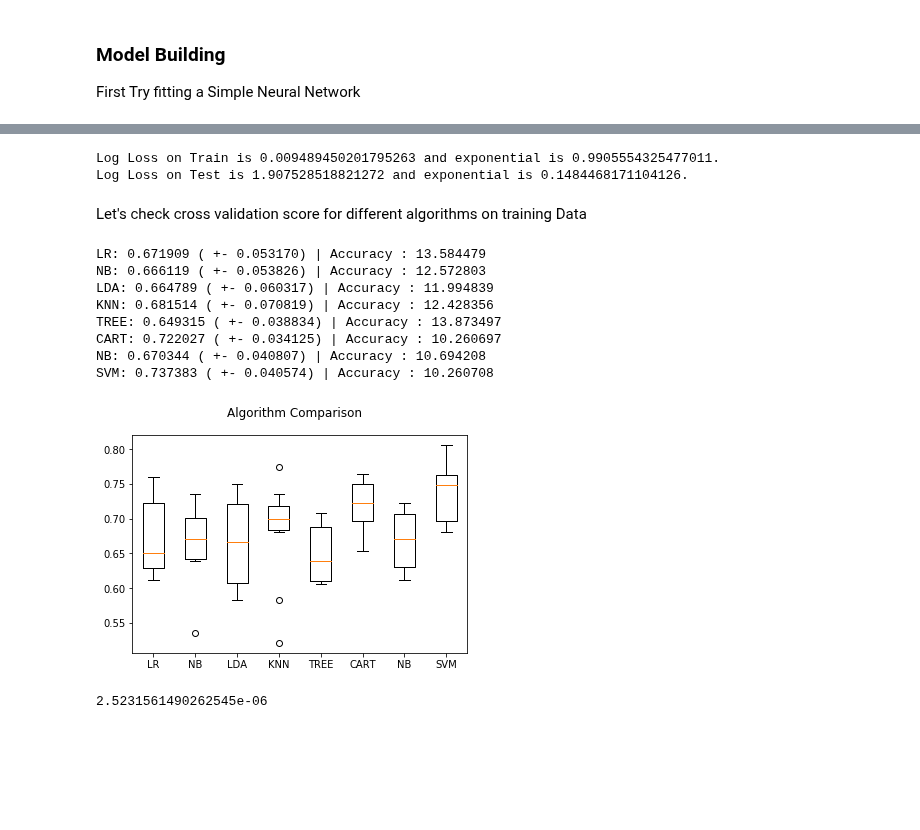
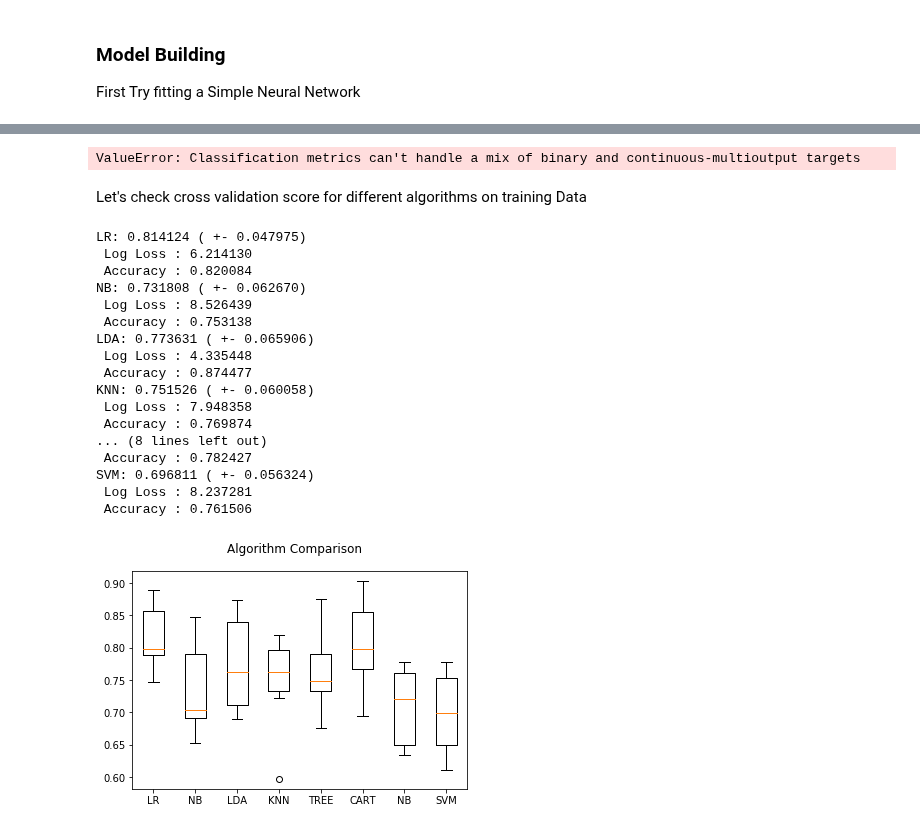
Before and after one commit to Shashi-Bhushan/python-code, a Jupyter notebook: kaggle/fitara.ipynb, the cells around one changed output, grey strips where cells are left out. Drawn from its saved outputs; the diff is of its cells as text; code cells hidden in the pictures; blank space fills up the shorter version.

Commit message:
Fitata NN Model Accuracy measure updated

```diff
--- a/kaggle/fitara.ipynb
+++ b/kaggle/fitara.ipynb
@@ -95,8 +97,8 @@ scoring = 'neg_log_loss'
 Create Training and Testing Data Frames
 # %%
 
-ROOT_DIR = r'/Users/shabhushan/Desktop/python/python-code/dataset/notracking/participants'
-#ROOT_DIR = r'/home/shashi/Desktop/projects/python-code/dataset/notracking/participants'
+#ROOT_DIR = r'/Users/shabhushan/Desktop/python/python-code/dataset/notracking/participants'
+ROOT_DIR = r'/home/shashi/Desktop/projects/python-code/dataset/notracking/participants'
 TRAIN_LABELS = os.path.join(ROOT_DIR, r'train', r'labels', r'labels.csv')
 TRAIN_TEXT = os.path.join(ROOT_DIR, r'train', r'extracted_data', r'extract_combined.csv')
 TEST_TEXT = os.path.join(ROOT_DIR, r'test', r'extracted_data', r'extract_combined.csv')
@@ -375,7 +404,9 @@ X_test = pd.read_csv(os.path.join(ROOT_DIR, r'test', r'test_pad.csv'))
 # %%
+standard_columns = ['total_length','capitals','caps_vs_length','num_words','num_unique_words','words_vs_unique', 'doc', 'docx', 'pdf']
+
+cols = X_train.columns[len(standard_columns):]
+
 pca = PCA(n_components = pca_components)
-
-cols = X_train.iloc[:, 0:max_len].columns
 
 pca.fit(X_train[cols])
 
@@ -419,11 +456,5 @@ model.compile(loss='binary_crossentropy', optimizer='adam', metrics=['acc'])
 #model.compile(loss='binary_crossentropy', optimizer=sgd, metrics=['accuracy'])
 
 # train model
-history = model.fit(X_train, to_categorical(y_train, 2), epochs=300, batch_size=10, verbose=2)#, class_weight={1:0.96, 0:0.04})
-
-num_train = metrics.log_loss(y_train.values, model.predict(X_train))
-num_test = metrics.log_loss(y_test.values, model.predict(X_test))
-
-print(f"Log Loss on Train is {num_train} and exponential is {math.exp(-num_train)}.\
-      \nLog Loss on Test is {num_test} and exponential is {math.exp(-num_test)}.")
+history = model.fit(X_train, to_categorical(y_train, 2), epochs=400, batch_size=10, verbose=2)#, class_weight={1:0.96, 0:0.04})
 # %% [output]
@@ -453,12 +484,14 @@ plt.show()
 # %%
+y_pred = model.predict(X_test)
+
 num_train = metrics.log_loss(y_train.values, model.predict(X_train))
-num_test = metrics.log_loss(y_test.values, model.predict(X_test))
+num_test = metrics.log_loss(y_test.values, y_pred)
 
 print(f"Log Loss on Train is {num_train} and exponential is {math.exp(-num_train)}.\
-      \nLog Loss on Test is {num_test} and exponential is {math.exp(-num_test)}.")
+      \nLog Loss on Test is {num_test} and exponential is {math.exp(-num_test)}.\
+      \nAccuracy Score is {metrics.accuracy_score(y_test, y_pred)}")
 # %% [output]
-Log Loss on Train is 0.009489450201795263 and exponential is 0.9905554325477011.
-Log Loss on Test is 1.907528518821272 and exponential is 0.1484468171104126.
+ValueError: Classification metrics can't handle a mix of binary and continuous-multioutput targets
 # %% [markdown]
 Let's check cross validation score for different algorithms on training Data
 # %%
@@ -476,45 +509,51 @@ estimators.append(('KNN', KNeighborsClassifier()))
 estimators.append(('TREE', DecisionTreeClassifier()))
 estimators.append(('CART', RandomForestClassifier(n_estimators=100)))
 estimators.append(('NB', GaussianNB()))
 estimators.append(('SVM', SVC(probability=True)))
 
 # evaluate each model in turn
 results = []
 names = []
 for name, model in estimators:
     kfold = model_selection.KFold(n_splits=10, random_state=7)
     cv_results = model_selection.cross_val_score(model, X_train, y_train, cv=kfold, scoring='accuracy')
     #cv_results = model_selection.cross_val_predict(model, X_train, y_train, cv=kfold)
 
     results.append(cv_results)
     names.append(name)
 
     model.fit(X_train, y_train)
     y_pred = model.predict(X_test)
 
-    log_loss = metrics.log_loss(y_pred, y_test)
+    log_loss = metrics.log_loss(y_test, y_pred)
+    accuracy = metrics.accuracy_score(y_test, y_pred)
 
-    msg = "%s: %f ( +- %f) | Accuracy : %f" % (name, cv_results.mean(), cv_results.std(), log_loss)
+    msg = "%s: %f ( +- %f) \n Log Loss : %f\n Accuracy : %f" % (name, cv_results.mean(), cv_results.std(), log_loss, accuracy)
     print(msg)
 
 # boxplot algorithm comparison
 fig = plt.figure()
 fig.suptitle('Algorithm Comparison')
 ax = fig.add_subplot(111)
 plt.boxplot(results)
 ax.set_xticklabels(names)
 plt.show()
 # %% [output]
-LR: 0.671909 ( +- 0.053170) | Accuracy : 13.584479
-NB: 0.666119 ( +- 0.053826) | Accuracy : 12.572803
-LDA: 0.664789 ( +- 0.060317) | Accuracy : 11.994839
-KNN: 0.681514 ( +- 0.070819) | Accuracy : 12.428356
-TREE: 0.649315 ( +- 0.038834) | Accuracy : 13.873497
-CART: 0.722027 ( +- 0.034125) | Accuracy : 10.260697
-NB: 0.670344 ( +- 0.040807) | Accuracy : 10.694208
-SVM: 0.737383 ( +- 0.040574) | Accuracy : 10.260708
+LR: 0.814124 ( +- 0.047975)
+ Log Loss : 6.214130
+ Accuracy : 0.820084
+NB: 0.731808 ( +- 0.062670)
+ Log Loss : 8.526439
+ Accuracy : 0.753138
+LDA: 0.773631 ( +- 0.065906)
+ Log Loss : 4.335448
+ Accuracy : 0.874477
+KNN: 0.751526 ( +- 0.060058)
+ Log Loss : 7.948358
+ Accuracy : 0.769874
+... (8 lines left out)
+ Accuracy : 0.782427
+SVM: 0.696811 ( +- 0.056324)
+ Log Loss : 8.237281
+ Accuracy : 0.761506
-[figure, old version]
+[figure, new version]
-# %%
-math.exp(-12.89)
-# %% [output]
-2.5231561490262545e-06
```
Also changed, not shown: parts of 18 cells of this notebook.
